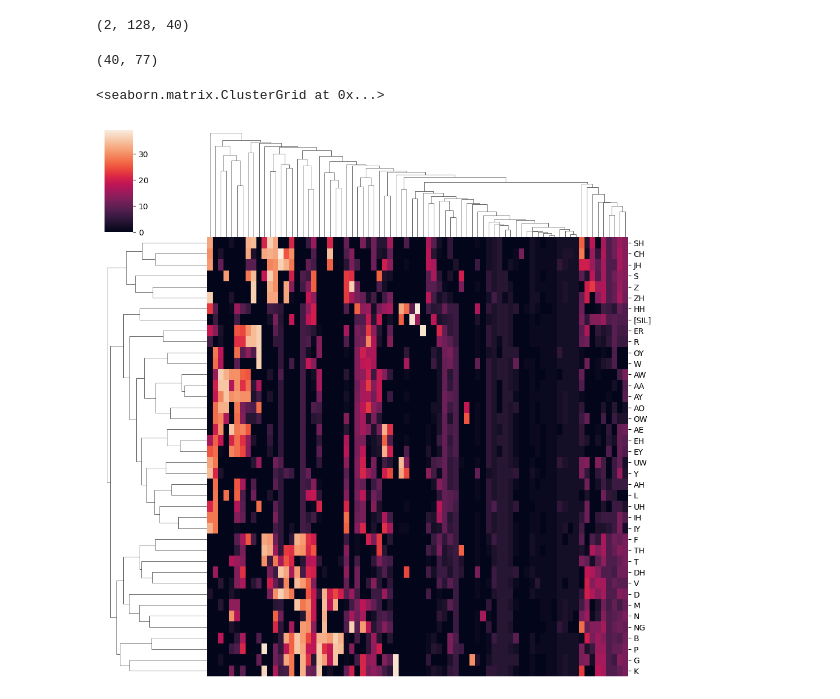
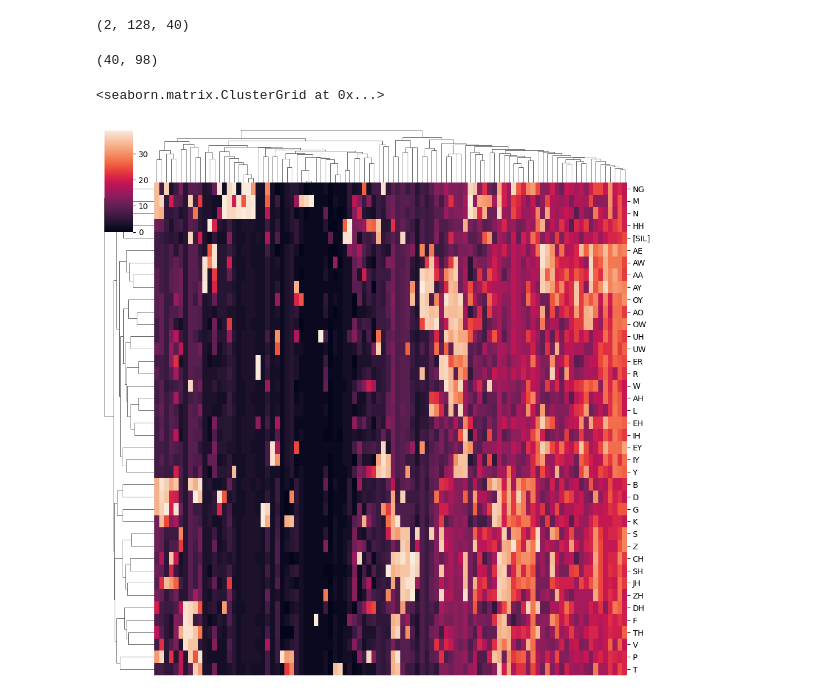
Before and after one commit to hans/ideal-word-representations, a Jupyter notebook: 20231121 acoustic-phonetic.ipynb, the cells around one changed output. Cells and saved outputs as stored; diff of their text form; code cells hidden in the pictures.

```diff
--- a/20231121 acoustic-phonetic.ipynb
+++ b/20231121 acoustic-phonetic.ipynb
@@ -487,7 +500,7 @@ phoneme_responses_mat /= phoneme_responses_mat.std(axis=2, keepdims=True)
 # For each feature--hidden unit pair, calculate feature selectivity index:
 # FSI_ij receives 1 point for every feature to which hidden unit i responds
 # more weakly than it did to feature j by a threshold (0.15).
-phoneme_selectivity_threshold = 2
+phoneme_selectivity_threshold = 0.5
 phoneme_selectivity = np.zeros_like(phoneme_responses_mat)
 
 for layer_idx in range(phoneme_selectivity.shape[0]):
@@ -499,5 +512,5 @@ for layer_idx in range(phoneme_selectivity.shape[0]):
                 phoneme_responses_mat[layer_idx, hidden_idx, :phoneme_idx],
                 phoneme_responses_mat[layer_idx, hidden_idx, phoneme_idx + 1:],
             ])
-            phoneme_selectivity[layer_idx, hidden_idx, phoneme_idx] = ((phoneme_response - other_phoneme_responses) > phoneme_selectivity_threshold).sum()
+            phoneme_selectivity[layer_idx, hidden_idx, phoneme_idx] = (np.abs(phoneme_response - other_phoneme_responses) > phoneme_selectivity_threshold).sum()
 # %%
@@ -625,0 +669,9 @@ rnn_hidden_state_source_to_flat_idx = {idx: i for i, idx in enumerate(flat_idxs)
+# %%
+# feature_responses_mat: num_layers * hidden_size * num_features
+rnn_feature_responses_mat = np.array([[np.array(rnn_feature_responses[layer, feature]).mean(axis=0)
+                                   for feature in feature_names]
+                                  for layer in rnn_feature_eval_layers])
+rnn_feature_responses_mat = rnn_feature_responses_mat.transpose(0, 2, 1)
+
+# rnn_feature_responses_mat -= rnn_feature_responses_mat.mean(axis=2, keepdims=True)
+# rnn_feature_responses_mat /= rnn_feature_responses_mat.std(axis=2, keepdims=True)
@@ -658,8 +752,8 @@ Dataset({
 })
 # %%
 # phoneme_responses_mat: num_layers * hidden_size * num_phonemes
-phoneme_responses_mat = np.array([[np.array(phoneme_responses[layer, phoneme]).mean(axis=0)
+rnn_phoneme_responses_mat = np.array([[np.array(rnn_phoneme_responses[layer, phoneme]).mean(axis=0)
                                    for phoneme in all_phonemes]
-                                  for layer in phoneme_eval_layers])
-phoneme_responses_mat = phoneme_responses_mat.transpose(0, 2, 1)
+                                  for layer in rnn_phoneme_eval_layers])
+rnn_phoneme_responses_mat = rnn_phoneme_responses_mat.transpose(0, 2, 1)
 # %%
@@ -670,28 +764,28 @@ phoneme_responses_mat.shape
 # For each feature--hidden unit pair, calculate feature selectivity index:
 # FSI_ij receives 1 point for every feature to which hidden unit i responds
 # more weakly than it did to feature j by a threshold (0.15).
-phoneme_selectivity_threshold = 0.2
-phoneme_selectivity = np.zeros_like(phoneme_responses_mat)
+rnn_phoneme_selectivity_threshold = 0.5
+rnn_phoneme_selectivity = np.zeros_like(rnn_phoneme_responses_mat)
 
-for layer_idx in range(phoneme_selectivity.shape[0]):
-    for hidden_idx in range(phoneme_selectivity.shape[1]):
-        for phoneme_idx in range(phoneme_selectivity.shape[2]):
-            phoneme_response = phoneme_responses_mat[layer_idx, hidden_idx, phoneme_idx]
+for layer_idx in range(rnn_phoneme_selectivity.shape[0]):
+    for hidden_idx in range(rnn_phoneme_selectivity.shape[1]):
+        for phoneme_idx in range(rnn_phoneme_selectivity.shape[2]):
+            phoneme_response = rnn_phoneme_responses_mat[layer_idx, hidden_idx, phoneme_idx]
 
             other_phoneme_responses = np.concatenate([
-                phoneme_responses_mat[layer_idx, hidden_idx, :phoneme_idx],
-                phoneme_responses_mat[layer_idx, hidden_idx, phoneme_idx + 1:],
+                rnn_phoneme_responses_mat[layer_idx, hidden_idx, :phoneme_idx],
+                rnn_phoneme_responses_mat[layer_idx, hidden_idx, phoneme_idx + 1:],
             ])
-            phoneme_selectivity[layer_idx, hidden_idx, phoneme_idx] = ((phoneme_response - other_phoneme_responses) > phoneme_selectivity_threshold).sum()
+            rnn_phoneme_selectivity[layer_idx, hidden_idx, phoneme_idx] = (np.abs(phoneme_response - other_phoneme_responses) > rnn_phoneme_selectivity_threshold).sum()
 # %%
 plot_layer = 0
-plot_data = phoneme_selectivity[plot_layer].T
+plot_data = rnn_phoneme_selectivity[plot_layer].T
 plot_data = plot_data[:, plot_data.sum(axis=0) > 0]
 print(plot_data.shape)
-sns.clustermap(plot_data, yticklabels=all_phonemes, xticklabels=False)
+sns.clustermap(plot_data, yticklabels=all_phonemes, xticklabels=False, dendrogram_ratio=0.1,)
 # %% [output]
-(40, 77)
+(40, 98)
 <seaborn.matrix.ClusterGrid at 0x...>
-[figure, old version]
+[figure, new version]
 # %%
 plot_layer = 1
```
Also changed, not shown: parts of 34 cells of this notebook.
